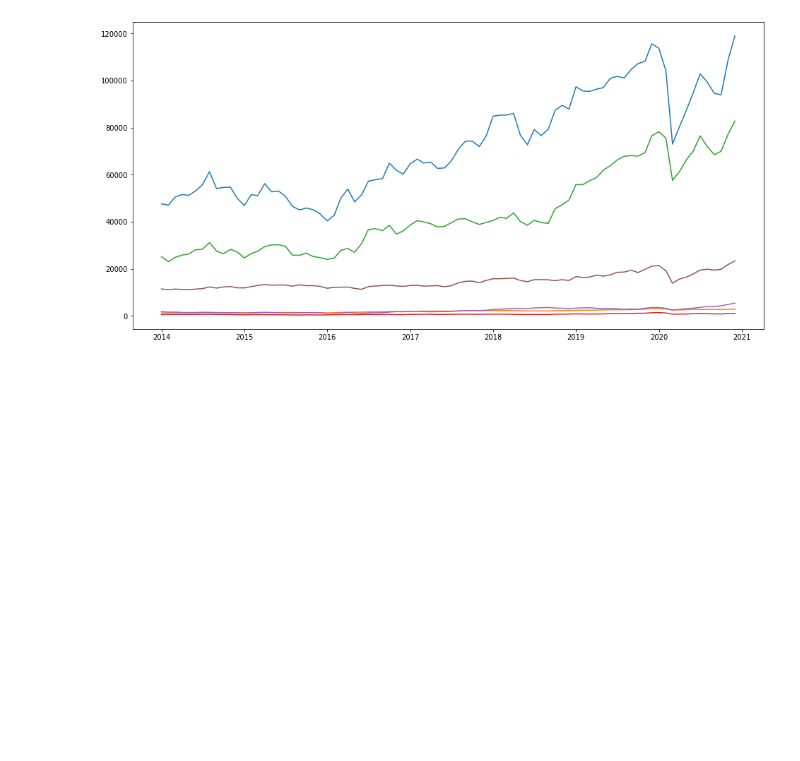
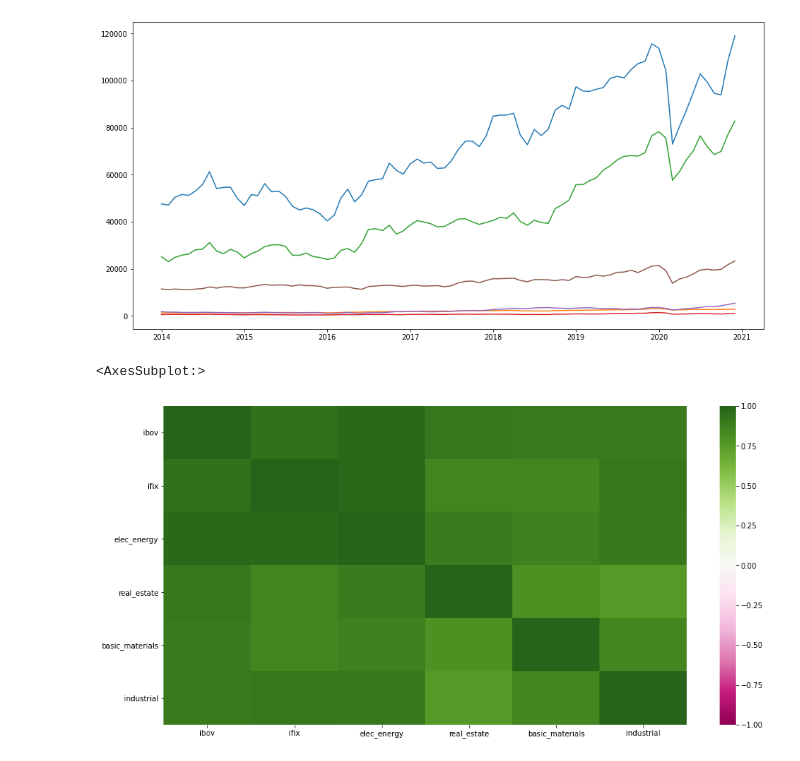
Before and after one commit to GabrielReisR/econometrics, a Jupyter notebook: stock_prices_using_python/getting_indices_data.ipynb, the cells around one changed output. Saved outputs shown, nothing was run; the diff lists cells and outputs as text; code cells hidden in the pictures; blank space fills up the shorter version.

Commit message:
Added correlations.

```diff
--- a/stock_prices_using_python/getting_indices_data.ipynb
+++ b/stock_prices_using_python/getting_indices_data.ipynb
@@ -100,3 +101,18 @@ plt.plot(indices_data)
 plt.show()
 # %% [output]
 [figure]
+# %%
+# Creating correlation object: corr
+corr = indices_data.corr('spearman')
+
+# Without values
+sns.heatmap(corr,
+            xticklabels = corr.columns.values,
+            yticklabels = corr.columns.values,
+            cmap = "PiYG",
+            vmin = -1, vmax = 1,
+            annot = False # this argument must be 'False'
+           )
+# %% [output]
+<AxesSubplot:>
+[figure, added]
```
Also changed, not shown: parts of 2 cells of this notebook.
